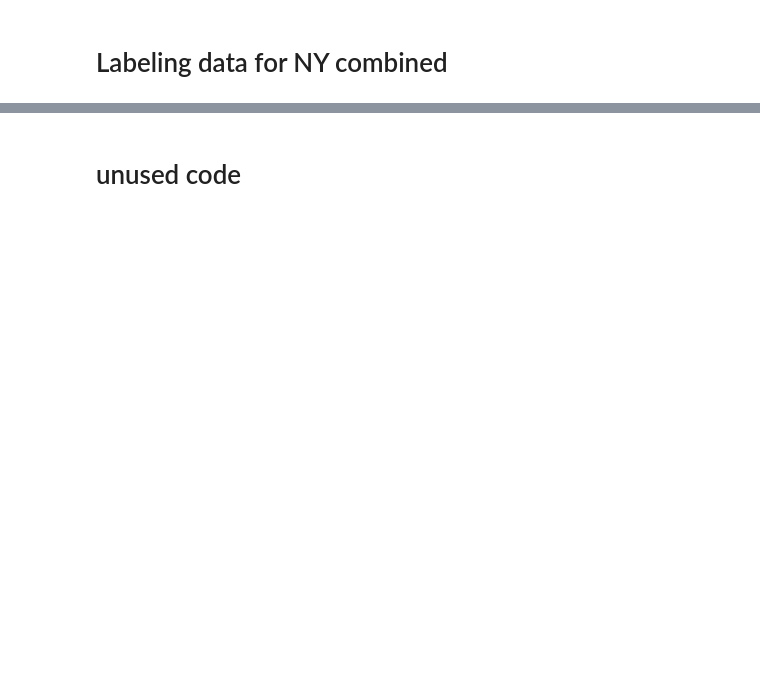
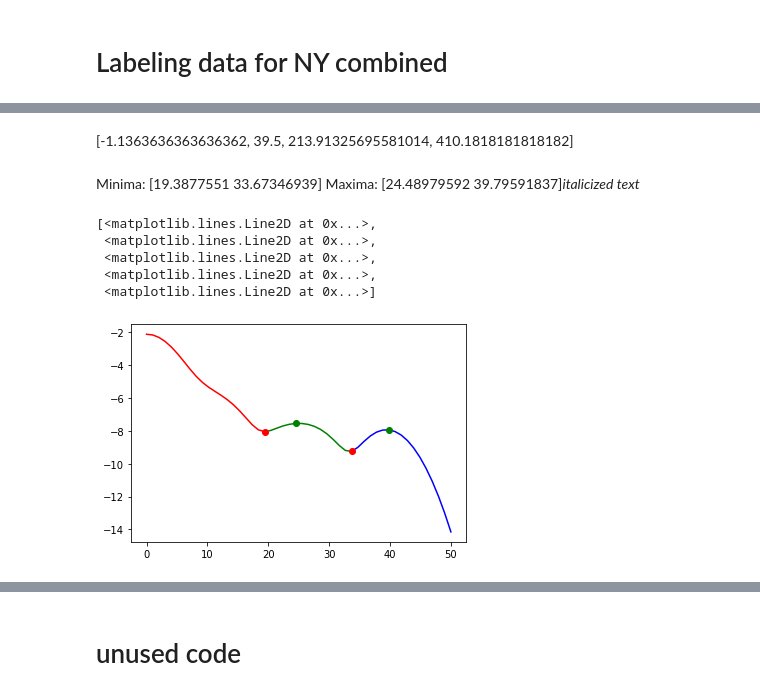
Before and after one commit to jeyasri-s2/meansquares, a Jupyter notebook: NY_LabelingData.ipynb, the cells around one changed output, grey strips where cells are left out. Cells and saved outputs as stored; diff of their text form; code cells hidden in the pictures; blank space fills up the shorter version.

```diff
--- a/NY_LabelingData.ipynb
+++ b/NY_LabelingData.ipynb
@@ -825,0 +850,18 @@ average_newCases_df2[average_newCases_df2['labels'] == 'SuperSpread']
+# %% [markdown]
+[-1.1363636363636362, 39.5, 213.91325695581014, 410.1818181818182]
+# %% [markdown]
+Minima: [19.3877551  33.67346939]
+Maxima: [24.48979592 39.79591837]*italicized text*
+# %%
+plot(s[:mi[0]+1], e[:mi[0]+1], 'r',
+     s[mi[0]:mi[1]+1], e[mi[0]:mi[1]+1], 'g',
+     s[mi[1]:], e[mi[1]:], 'b',
+     s[ma], e[ma], 'go',
+     s[mi], e[mi], 'ro')
+# %% [output]
+[<matplotlib.lines.Line2D at 0x...>,
+ <matplotlib.lines.Line2D at 0x...>,
+ <matplotlib.lines.Line2D at 0x...>,
+ <matplotlib.lines.Line2D at 0x...>,
+ <matplotlib.lines.Line2D at 0x...>]
+[figure, added]
```
Also changed, not shown: parts of 26 cells of this notebook.
